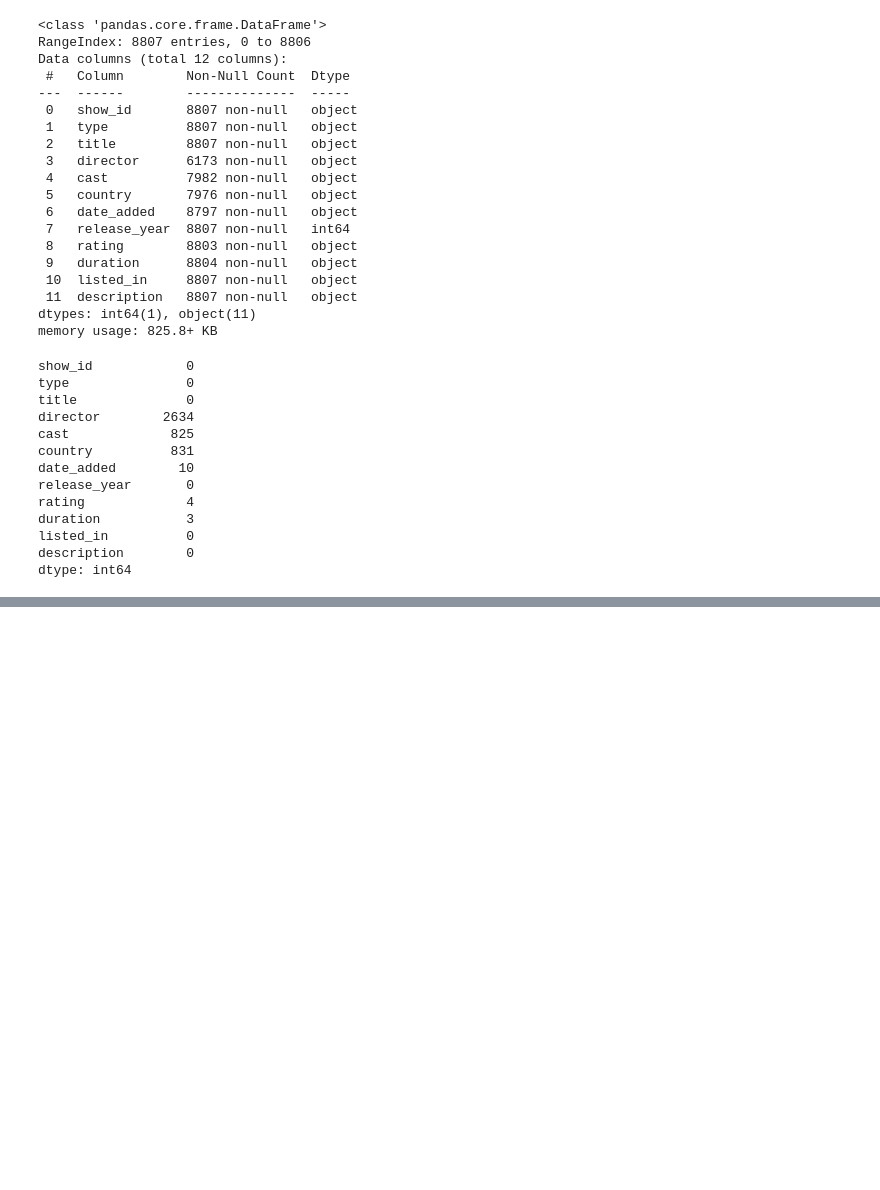
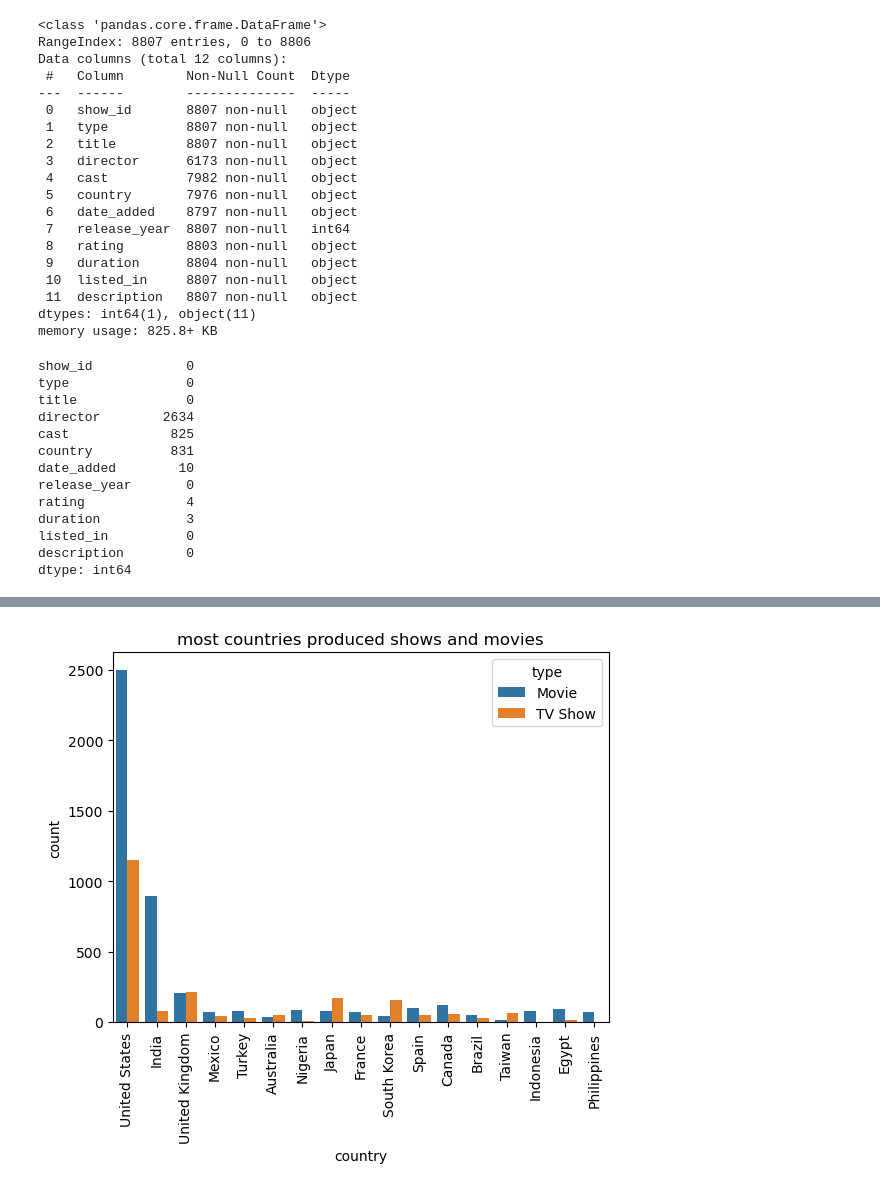
Before and after one commit to ahmed0naser/Netflix, a Jupyter notebook: NetflixVisualization.ipynb, the cells around one changed output, grey strips where cells are left out. Cells and saved outputs as stored; diff of their text form; code cells hidden in the pictures; blank space fills up the shorter version.

```diff
--- a/NetflixVisualization.ipynb
+++ b/NetflixVisualization.ipynb
@@ -61,0 +164,8 @@ dtype: int64
+# %%
+temp=df[df['country'].isin(country.index)]
+sns.countplot(x='country',data=temp,hue='type')
+plt.xticks(rotation=90)
+plt.title('most countries produced shows and movies')
+plt.show()
+# %% [output]
+[figure, added]
```
Also changed, not shown: parts of 25 cells of this notebook.
